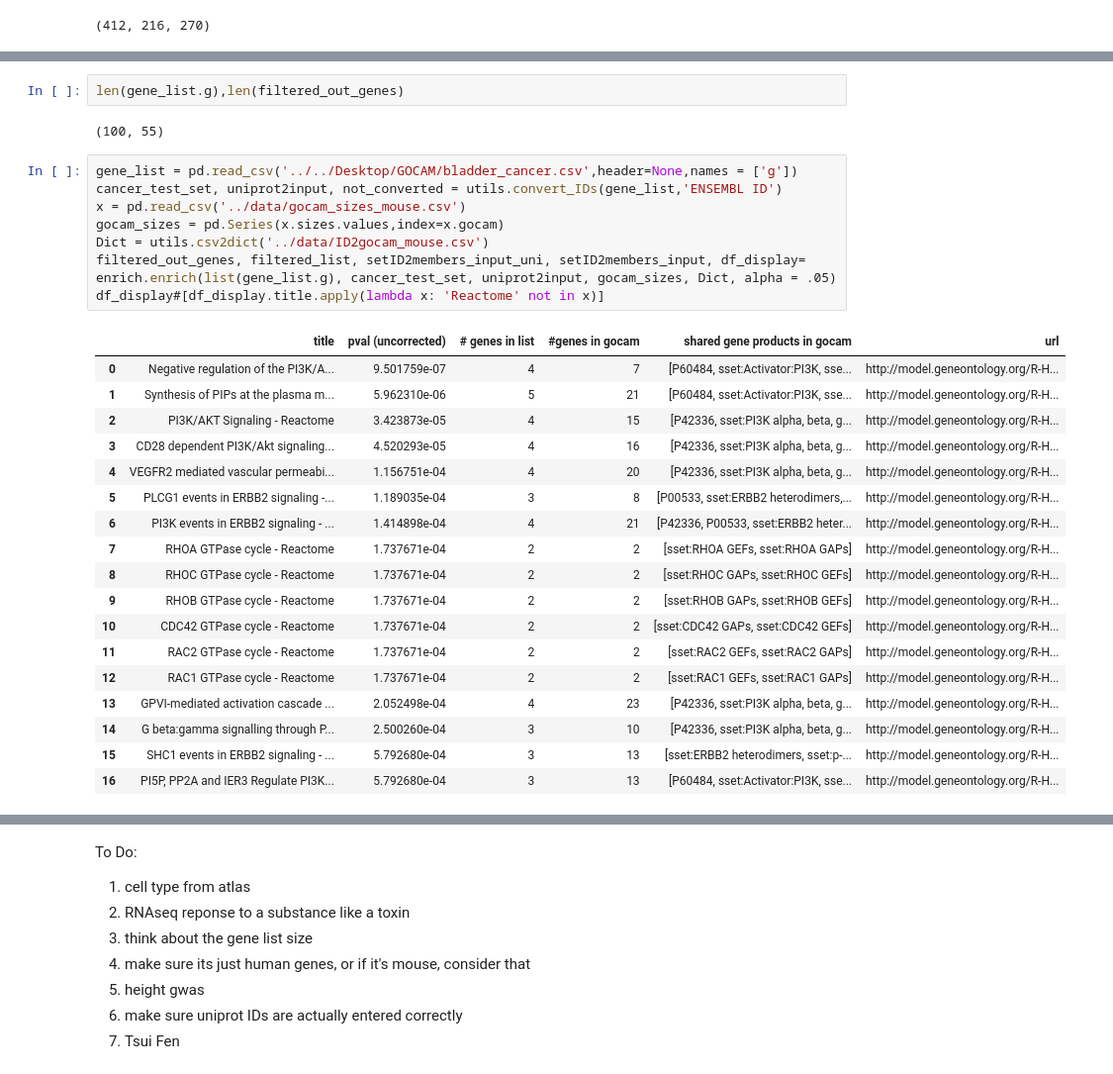
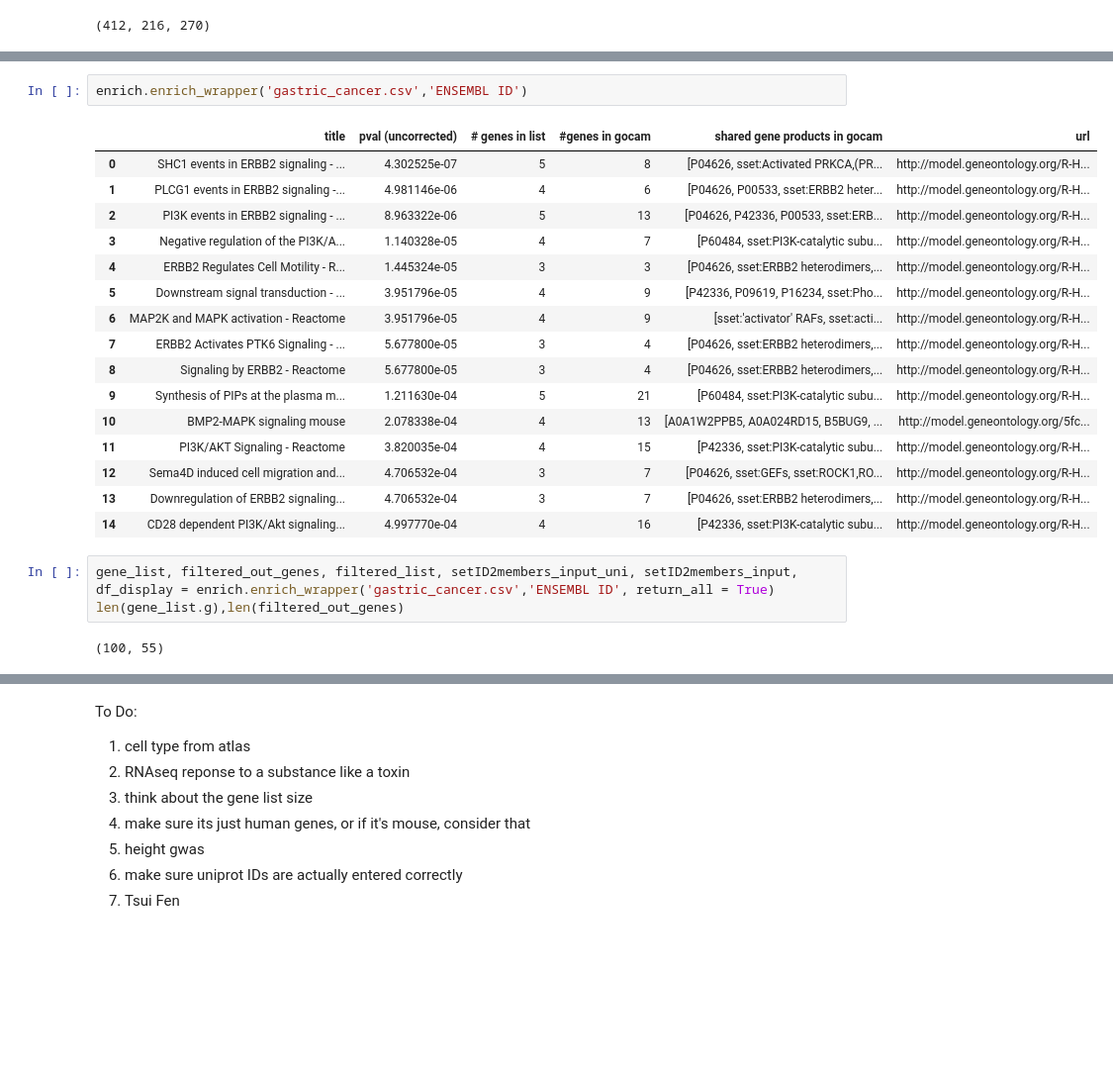
Before and after one commit to nmarkari/gocam_enrichment, a Jupyter notebook: Dev/Enrich-mouse.ipynb, the cells around one changed output, grey strips where cells are left out. Shown at 99% size. Saved outputs shown, nothing was run; the diff lists cells and outputs as text; blank space fills up the shorter version.

```diff
--- a/Dev/Enrich-mouse.ipynb
+++ b/Dev/Enrich-mouse.ipynb
@@ -79,31 +55,24 @@ df_display#[df_display.title.apply(lambda x: 'Interleukin' in x)]
-# %%
-len(gene_list.g),len(filtered_out_genes)
-# %% [output]
-(100, 55)
 # %%
-gene_list = pd.read_csv('../../Desktop/GOCAM/bladder_cancer.csv',header=None,names = ['g'])
-cancer_test_set, uniprot2input, not_converted = utils.convert_IDs(gene_list,'ENSEMBL ID')
-x = pd.read_csv('../data/gocam_sizes_mouse.csv')
-gocam_sizes = pd.Series(x.sizes.values,index=x.gocam)
-Dict = utils.csv2dict('../data/ID2gocam_mouse.csv')
-filtered_out_genes, filtered_list, setID2members_input_uni, setID2members_input, df_display= enrich.enrich(list(gene_list.g), cancer_test_set, uniprot2input, gocam_sizes, Dict, alpha = .05)
-df_display#[df_display.title.apply(lambda x: 'Reactome' not in x)]
+enrich.enrich_wrapper('gastric_cancer.csv','ENSEMBL ID')
 # %% [output]
 |  | title | pval (uncorrected) | # genes in list | #genes in gocam | shared gene products in gocam | url |
-| 0 | Negative regulation of the PI3K/A... | 9.501759e-07 | 4 | 7 | [P60484, sset:Activator:PI3K, sse... | http://model.geneontology.org/R-H... |
-| 1 | Synthesis of PIPs at the plasma m... | 5.962310e-06 | 5 | 21 | [P60484, sset:Activator:PI3K, sse... | http://model.geneontology.org/R-H... |
-| 2 | PI3K/AKT Signaling - Reactome | 3.423873e-05 | 4 | 15 | [P42336, sset:PI3K alpha, beta, g... | http://model.geneontology.org/R-H... |
-| 3 | CD28 dependent PI3K/Akt signaling... | 4.520293e-05 | 4 | 16 | [P42336, sset:PI3K alpha, beta, g... | http://model.geneontology.org/R-H... |
-| 4 | VEGFR2 mediated vascular permeabi... | 1.156751e-04 | 4 | 20 | [P42336, sset:PI3K alpha, beta, g... | http://model.geneontology.org/R-H... |
-| 5 | PLCG1 events in ERBB2 signaling -... | 1.189035e-04 | 3 | 8 | [P00533, sset:ERBB2 heterodimers,... | http://model.geneontology.org/R-H... |
-| 6 | PI3K events in ERBB2 signaling - ... | 1.414898e-04 | 4 | 21 | [P42336, P00533, sset:ERBB2 heter... | http://model.geneontology.org/R-H... |
-| 7 | RHOA GTPase cycle - Reactome | 1.737671e-04 | 2 | 2 | [sset:RHOA GEFs, sset:RHOA GAPs] | http://model.geneontology.org/R-H... |
-| 8 | RHOC GTPase cycle - Reactome | 1.737671e-04 | 2 | 2 | [sset:RHOC GAPs, sset:RHOC GEFs] | http://model.geneontology.org/R-H... |
-| 9 | RHOB GTPase cycle - Reactome | 1.737671e-04 | 2 | 2 | [sset:RHOB GAPs, sset:RHOB GEFs] | http://model.geneontology.org/R-H... |
-| 10 | CDC42 GTPase cycle - Reactome | 1.737671e-04 | 2 | 2 | [sset:CDC42 GAPs, sset:CDC42 GEFs] | http://model.geneontology.org/R-H... |
-| 11 | RAC2 GTPase cycle - Reactome | 1.737671e-04 | 2 | 2 | [sset:RAC2 GEFs, sset:RAC2 GAPs] | http://model.geneontology.org/R-H... |
-| 12 | RAC1 GTPase cycle - Reactome | 1.737671e-04 | 2 | 2 | [sset:RAC1 GEFs, sset:RAC1 GAPs] | http://model.geneontology.org/R-H... |
-| 13 | GPVI-mediated activation cascade ... | 2.052498e-04 | 4 | 23 | [P42336, sset:PI3K alpha, beta, g... | http://model.geneontology.org/R-H... |
-| 14 | G beta:gamma signalling through P... | 2.500260e-04 | 3 | 10 | [P42336, sset:PI3K alpha, beta, g... | http://model.geneontology.org/R-H... |
-| 15 | SHC1 events in ERBB2 signaling - ... | 5.792680e-04 | 3 | 13 | [sset:ERBB2 heterodimers, sset:p-... | http://model.geneontology.org/R-H... |
-| 16 | PI5P, PP2A and IER3 Regulate PI3K... | 5.792680e-04 | 3 | 13 | [P60484, sset:Activator:PI3K, sse... | http://model.geneontology.org/R-H... |
+| 0 | SHC1 events in ERBB2 signaling - ... | 4.302525e-07 | 5 | 8 | [P04626, sset:Activated PRKCA,(PR... | http://model.geneontology.org/R-H... |
+| 1 | PLCG1 events in ERBB2 signaling -... | 4.981146e-06 | 4 | 6 | [P04626, P00533, sset:ERBB2 heter... | http://model.geneontology.org/R-H... |
+| 2 | PI3K events in ERBB2 signaling - ... | 8.963322e-06 | 5 | 13 | [P04626, P42336, P00533, sset:ERB... | http://model.geneontology.org/R-H... |
+| 3 | Negative regulation of the PI3K/A... | 1.140328e-05 | 4 | 7 | [P60484, sset:PI3K-catalytic subu... | http://model.geneontology.org/R-H... |
+| 4 | ERBB2 Regulates Cell Motility - R... | 1.445324e-05 | 3 | 3 | [P04626, sset:ERBB2 heterodimers,... | http://model.geneontology.org/R-H... |
+| 5 | Downstream signal transduction - ... | 3.951796e-05 | 4 | 9 | [P42336, P09619, P16234, sset:Pho... | http://model.geneontology.org/R-H... |
+| 6 | MAP2K and MAPK activation - Reactome | 3.951796e-05 | 4 | 9 | [sset:'activator' RAFs, sset:acti... | http://model.geneontology.org/R-H... |
+| 7 | ERBB2 Activates PTK6 Signaling - ... | 5.677800e-05 | 3 | 4 | [P04626, sset:ERBB2 heterodimers,... | http://model.geneontology.org/R-H... |
+| 8 | Signaling by ERBB2 - Reactome | 5.677800e-05 | 3 | 4 | [P04626, sset:ERBB2 heterodimers,... | http://model.geneontology.org/R-H... |
+| 9 | Synthesis of PIPs at the plasma m... | 1.211630e-04 | 5 | 21 | [P60484, sset:PI3K-catalytic subu... | http://model.geneontology.org/R-H... |
+| 10 | BMP2-MAPK signaling mouse | 2.078338e-04 | 4 | 13 | [A0A1W2PPB5, A0A024RD15, B5BUG9, ... | http://model.geneontology.org/5fc... |
+| 11 | PI3K/AKT Signaling - Reactome | 3.820035e-04 | 4 | 15 | [P42336, sset:PI3K-catalytic subu... | http://model.geneontology.org/R-H... |
+| 12 | Sema4D induced cell migration and... | 4.706532e-04 | 3 | 7 | [P04626, sset:GEFs, sset:ROCK1,RO... | http://model.geneontology.org/R-H... |
+| 13 | Downregulation of ERBB2 signaling... | 4.706532e-04 | 3 | 7 | [P04626, sset:ERBB2 heterodimers,... | http://model.geneontology.org/R-H... |
+| 14 | CD28 dependent PI3K/Akt signaling... | 4.997770e-04 | 4 | 16 | [P42336, sset:PI3K-catalytic subu... | http://model.geneontology.org/R-H... |
+# %%
+gene_list, filtered_out_genes, filtered_list, setID2members_input_uni, setID2members_input, df_display = enrich.enrich_wrapper('gastric_cancer.csv','ENSEMBL ID', return_all = True)
+len(gene_list.g),len(filtered_out_genes)
+# %% [output]
+(100, 55)
```
Also changed, not shown: parts of 23 cells of this notebook, 3 other files.
